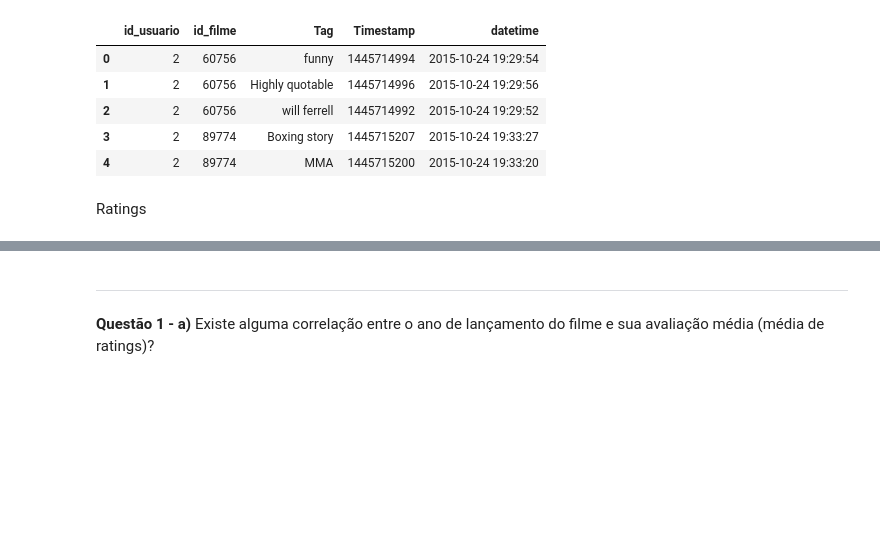
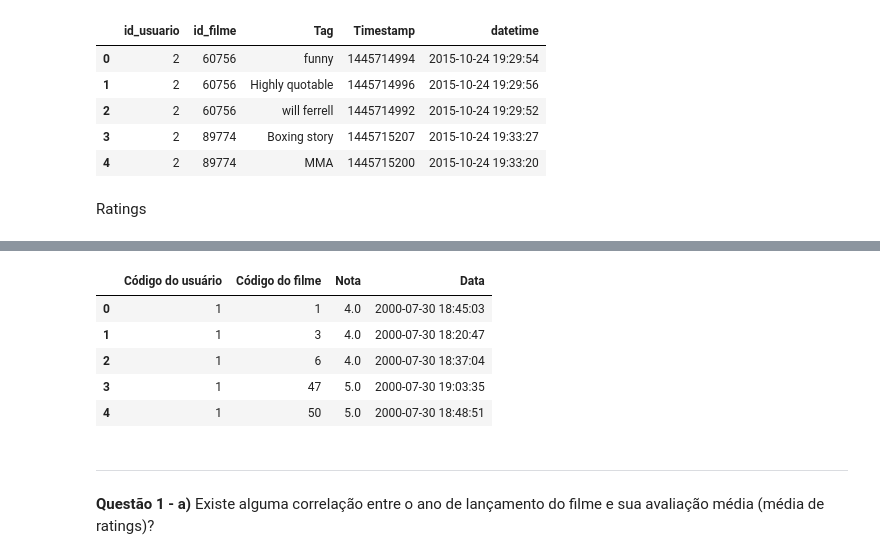
Before and after one commit to RobsonGFerrarezi/TrabalhoAmbientesInteligentes_N2_GRUPO2, a Jupyter notebook: TrabalhoN2_AmbientesInteligentes_Grupo2.ipynb, the cells around one changed output, grey strips where cells are left out. Drawn from its saved outputs; the diff is of its cells as text; code cells hidden in the pictures; blank space fills up the shorter version.

```diff
--- a/TrabalhoN2_AmbientesInteligentes_Grupo2.ipynb
+++ b/TrabalhoN2_AmbientesInteligentes_Grupo2.ipynb
@@ -207,3 +237,22 @@ Ratings
+# %%
+#Renomeia os nomes das colunas por nomes mais intuitívos.
+ratings.rename(columns={'userId': 'Código do usuário', 'movieId': 'Código do filme',
+                    'rating': 'Nota' ,  'timestamp' : 'Data'}, inplace=True)
+# %%
+#Convert o TimeStamp para uma data facil de entender
+date_columns = ['Data']
+for col in date_columns:
+    ratings[col] = pd.to_datetime(ratings[col], unit='s')
+# %%
+#Resultado do tratamento da tabela
+ratings.head()
+# %% [output]
+|  | Código do usuário | Código do filme | Nota | Data |
+| 0 | 1 | 1 | 4.0 | 2000-07-30 18:45:03 |
+| 1 | 1 | 3 | 4.0 | 2000-07-30 18:20:47 |
+| 2 | 1 | 6 | 4.0 | 2000-07-30 18:37:04 |
+| 3 | 1 | 47 | 5.0 | 2000-07-30 19:03:35 |
+| 4 | 1 | 50 | 5.0 | 2000-07-30 18:48:51 |
 # %% [markdown]
 
 
```
Also changed, not shown: parts of 6 cells of this notebook.
